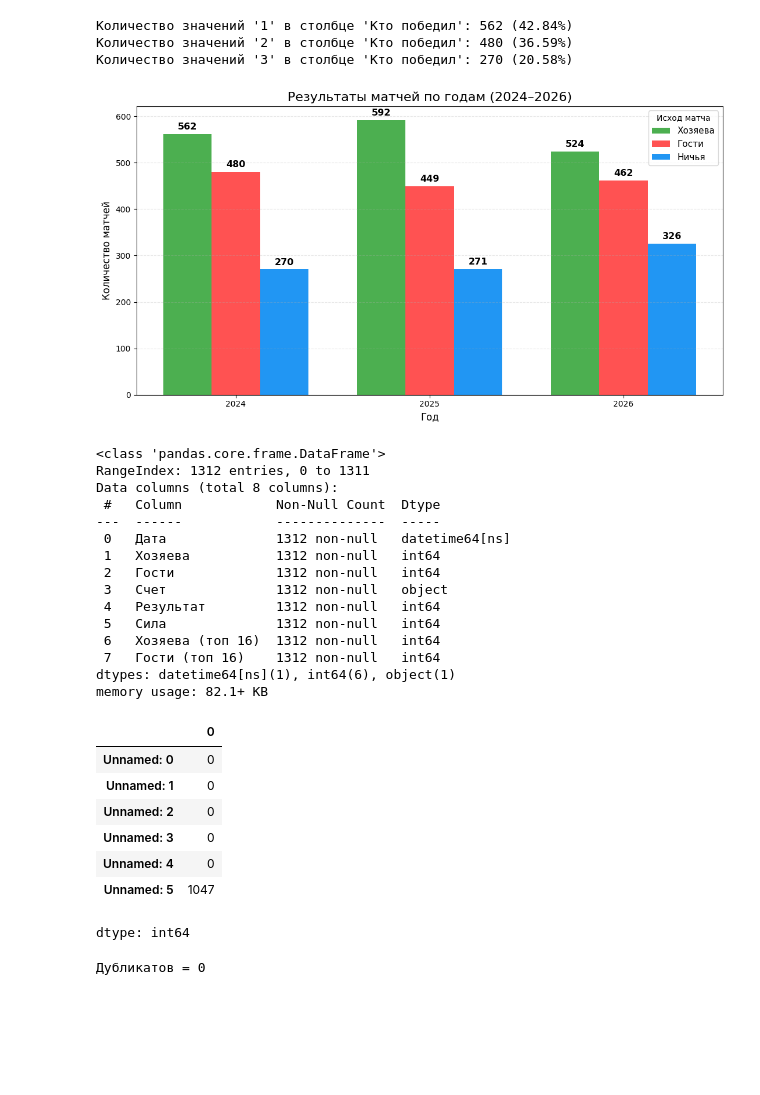
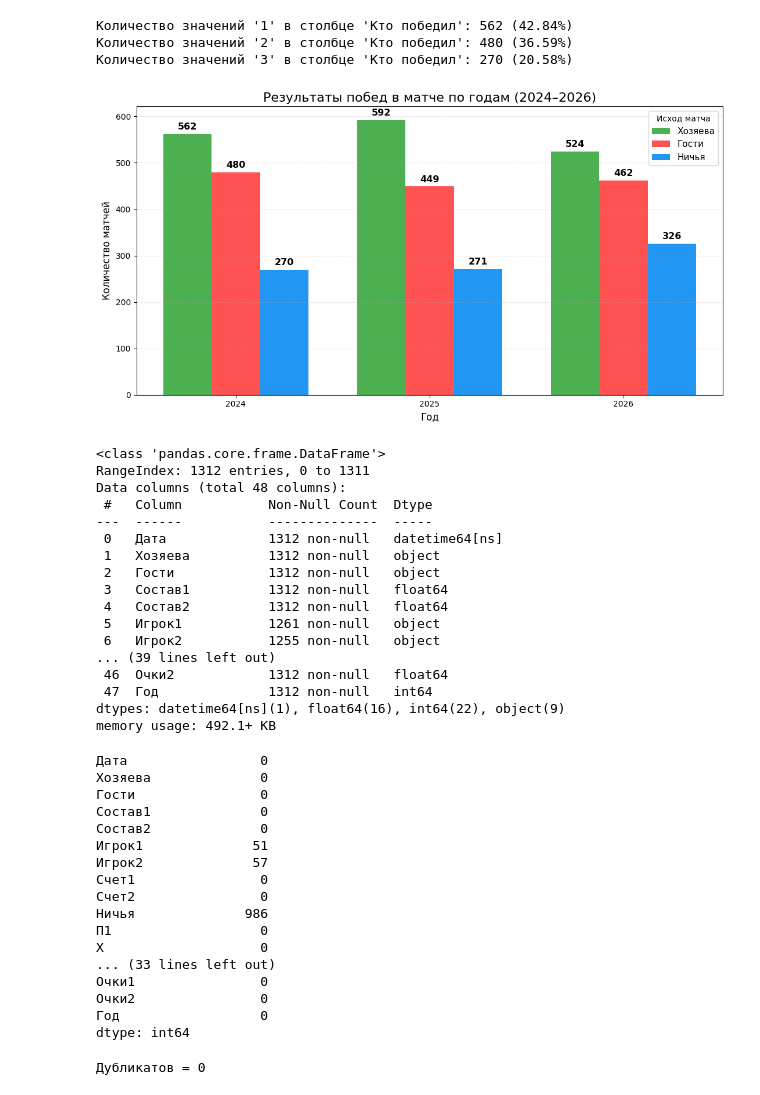
Before and after one commit to balon14/hockey, a Jupyter notebook: nhl_v2.ipynb, the cells around one changed output. Saved outputs shown, nothing was run; the diff lists cells and outputs as text; code cells hidden in the pictures; blank space fills up the shorter version.

```diff
--- a/nhl_v2.ipynb
+++ b/nhl_v2.ipynb
@@ -280,65 +278,76 @@ data = data.reindex(index=years, columns=order).fillna(0)
 # === График ===
 x = np.arange(len(years))
 width = 0.25
 
 plt.figure(figsize=(11, 6))
 
 colors = ['#4CAF50', '#FF5252', '#2196F3']
 
 for i, (result, color) in enumerate(zip(order, colors)):
     plt.bar(x + (i-1)*width, data[result], width=width,
             label=labels[i], color=color)
 
-plt.title('Результаты матчей по годам (2024–2026)', fontsize=16)
+plt.title('Результаты побед в матче по годам (2024–2026)', fontsize=16)
 plt.xlabel('Год', fontsize=12)
 plt.ylabel('Количество матчей', fontsize=12)
 plt.xticks(x, years)
 plt.legend(title='Исход матча', fontsize=11)
 
 # Точные цифры над каждым столбцом
 for i, result in enumerate(order):
     for j in range(len(years)):
         height = data.iloc[j, i]
         if height > 0:
             plt.text(x[j] + (i-1)*width, height + 6,
                      str(int(height)),
                      ha='center', va='bottom', fontsize=11.5, fontweight='bold')
 
 plt.grid(axis='y', linestyle='--', alpha=0.3)
 plt.tight_layout()
 plt.show()
 # %% [output]
-[figure, old version]
+[figure, new version]
 # %%
-df.info()
+df26.info()
 # %% [output]
 <class 'pandas.core.frame.DataFrame'>
 RangeIndex: 1312 entries, 0 to 1311
-Data columns (total 8 columns):
- #   Column            Non-Null Count  Dtype
----  ------            --------------  -----
- 0   Дата              1312 non-null   datetime64[ns]
- 1   Хозяева           1312 non-null   int64
- 2   Гости             1312 non-null   int64
- 3   Счет              1312 non-null   object
- 4   Результат         1312 non-null   int64
- 5   Сила              1312 non-null   int64
- 6   Хозяева (топ 16)  1312 non-null   int64
- 7   Гости (топ 16)    1312 non-null   int64
-dtypes: datetime64[ns](1), int64(6), object(1)
-memory usage: 82.1+ KB
+Data columns (total 48 columns):
+ #   Column           Non-Null Count  Dtype
+---  ------           --------------  -----
+ 0   Дата             1312 non-null   datetime64[ns]
+ 1   Хозяева          1312 non-null   object
+ 2   Гости            1312 non-null   object
+ 3   Состав1          1312 non-null   float64
+ 4   Состав2          1312 non-null   float64
+ 5   Игрок1           1261 non-null   object
+ 6   Игрок2           1255 non-null   object
+... (39 lines left out)
+ 46  Очки2            1312 non-null   float64
+ 47  Год              1312 non-null   int64
+dtypes: datetime64[ns](1), float64(16), int64(22), object(9)
+memory usage: 492.1+ KB
 # %%
 #пропуски
 
-df.isna().sum()
+df26.isna().sum()
 # %% [output]
-|  | 0 |
-| Unnamed: 0 | 0 |
-| Unnamed: 1 | 0 |
-| Unnamed: 2 | 0 |
-| Unnamed: 3 | 0 |
-| Unnamed: 4 | 0 |
-| Unnamed: 5 | 1047 |
+Дата                 0
+Хозяева              0
+Гости                0
+Состав1              0
+Состав2              0
+Игрок1              51
+Игрок2              57
+Счет1                0
+Счет2                0
+Ничья              986
+П1                   0
+X                    0
+... (33 lines left out)
+Очки1                0
+Очки2                0
+Год                  0
 dtype: int64
 # %%
 # дубликаты
```
Also changed, not shown: parts of 69 cells of this notebook.
